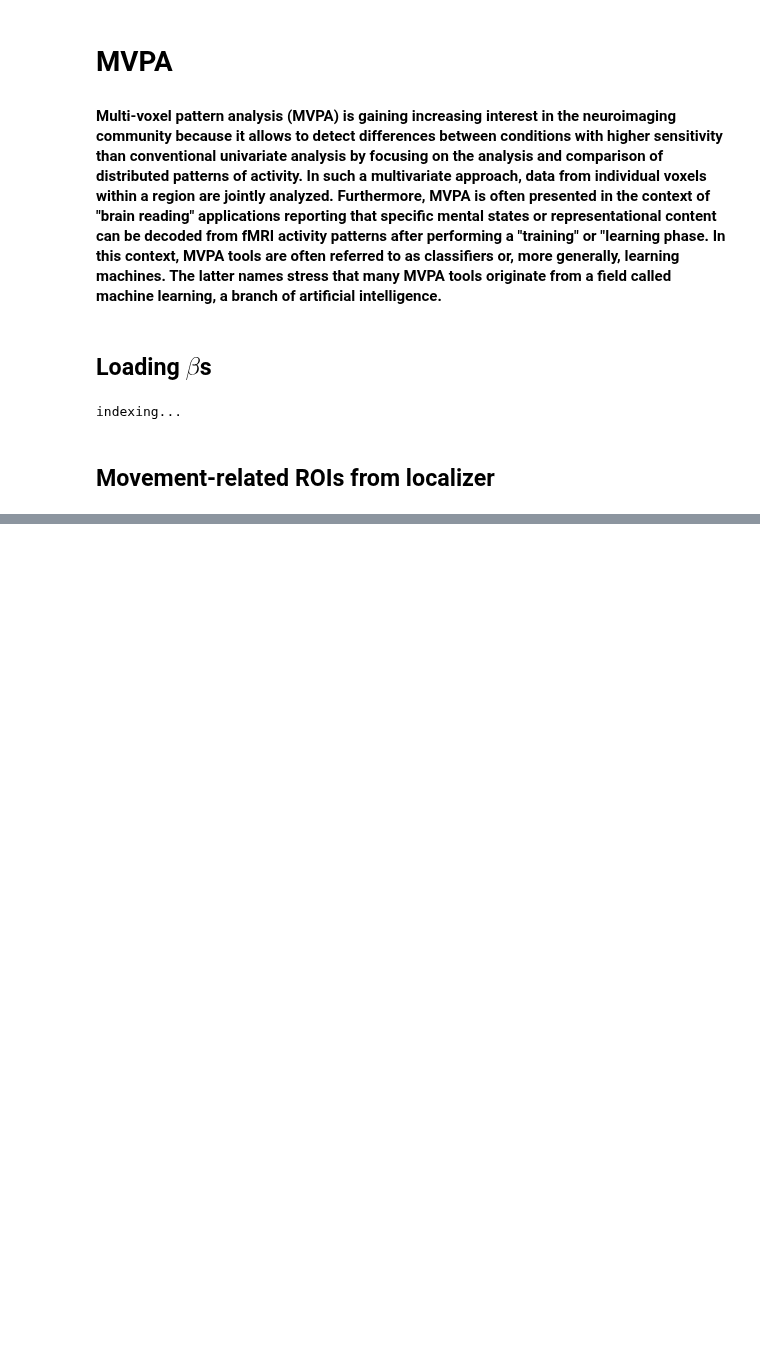
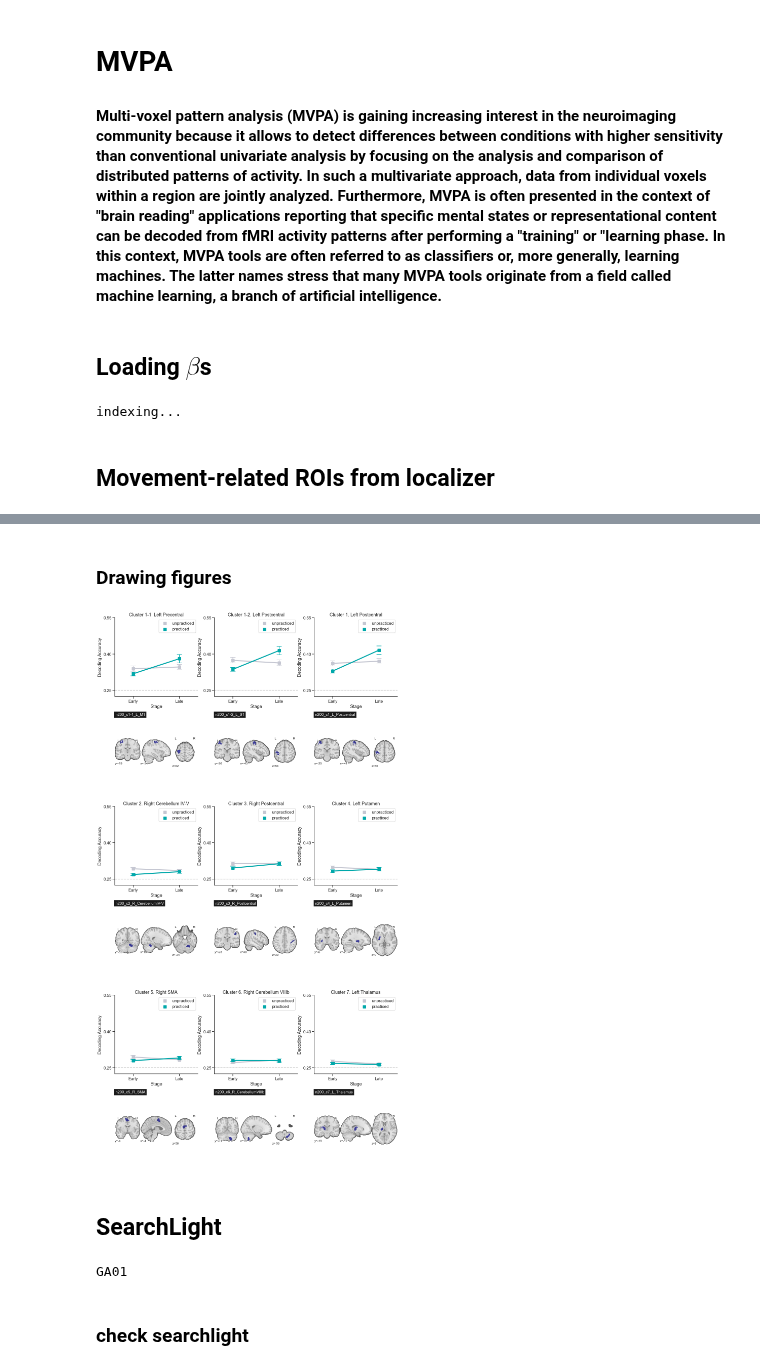
Before and after one commit to psb629/labs, a Jupyter notebook: GA/scripts/sample.ipynb, the cells around one changed output, grey strips where cells are left out. Cells and saved outputs as stored; diff of their text form; code cells hidden in the pictures; blank space fills up the shorter version.

```diff
--- a/GA/scripts/sample.ipynb
+++ b/GA/scripts/sample.ipynb
@@ -34,6 +33,7 @@ from sklearn.model_selection import GroupKFold
 # import random
 # %%
 %matplotlib inline
+today = date.today().strftime("%Y%m%d")
 # %%
 id_list = ['GA', 'GB']
 nn_list = ['01', '02', '05', '07', '08', '11', '12', '13', '14', '15',
@@ -205,0 +256,3 @@ GA05 n200_c1-1_L_M1_maskmaskIb_mask
+# %%
+wit_df = make_dataframe(roi_list=roi_names, pkl=results)
+wit_df
@@ -205,0 +317,47 @@ GA05 n200_c1-1_L_M1_maskmaskIb_mask
+# %% [markdown]
+### Drawing figures
+# %%
+sns.set(style="ticks", context='talk')
+palette = ['#C5C7D2', '#00A8AA', '#C5C7D2', '#00A8AA']
+
+def draw_lineplot(roi_name, title, ax=None):
+
+    sub_df = wit_df[wit_df['roi_name'] == roi_name]
+    ax = sns.pointplot(x='Stage', y='Mean Accuracy', hue='Mapping', data=sub_df, ax=ax,
+                  palette=palette, markers='s', scale=1, ci=68, errwidth=2, capsize=0.1)
+    sns.despine()
+
+    ax.set_xlim((-0.4, 1.4))
+    ax.set_ylim(0.225, 0.55)
+    ax.set_yticks(np.arange(.25,.70,.15))
+    ax.set_ylabel('Decoding Accuracy')
+    ax.axhline(y=0.25, color='k', linestyle='--', alpha=0.25)
+#     ax.get_legend().remove()
+    ax.legend(loc='best', frameon=True)
+    ax.set_title(title)
+
+    return ax
+# %%
+name_list = ['Cluster 1-1. Left Precentral'
+             , 'Cluster 1-2. Left Postcentral'
+             , 'Cluster 1. Left Postcentral'
+             , 'Cluster 2. Right Cerebellum IV-V'
+             , 'Cluster 3. Right Postcentral'
+             , 'Cluster 4. Left Putamen'
+             , 'Cluster 5. Right SMA'
+             , 'Cluster 6. Right Cerebellum VIIIb'
+             , 'Cluster 7. Left Thalamus']
+idx_list = [0, 1, 2, 4, 7, 9, 11, 12, 14]
+
+_, axes = plt.subplots(6,3,figsize=(20,40))
+axes = np.concatenate(axes)
+for i, idx in enumerate(idx_list):
+    roi_name = roi_names[idx]
+    ax = draw_lineplot(roi_name, name_list[i], ax=axes[i+(i//3)*3])
+    nplt.plot_roi(roi_img=roi_imgs[roi_name], bg_img=img_bg, title=roi_names[idx]
+                  , draw_cross=False, black_bg=False
+                  , display_mode='ortho', axes=axes[i+(i//3)*3+3])
+# %% [output]
+[figure, added]
+# %% [markdown]
+## SearchLight
@@ -205,0 +402,10 @@ GA05 n200_c1-1_L_M1_maskmaskIb_mask
+# %%
+estimator = LinearSVC(max_iter=1000)
+radius=8
+chance_level=0.25
+output_dir = join(fMRI_dir,'searchlight')
+searchlight(estimator, radius, chance_level, output_dir, prefix='LinearSVC')
+# %% [output]
+GA01
+# %% [markdown]
+### check searchlight
```
Also changed, not shown: parts of 37 cells of this notebook.
